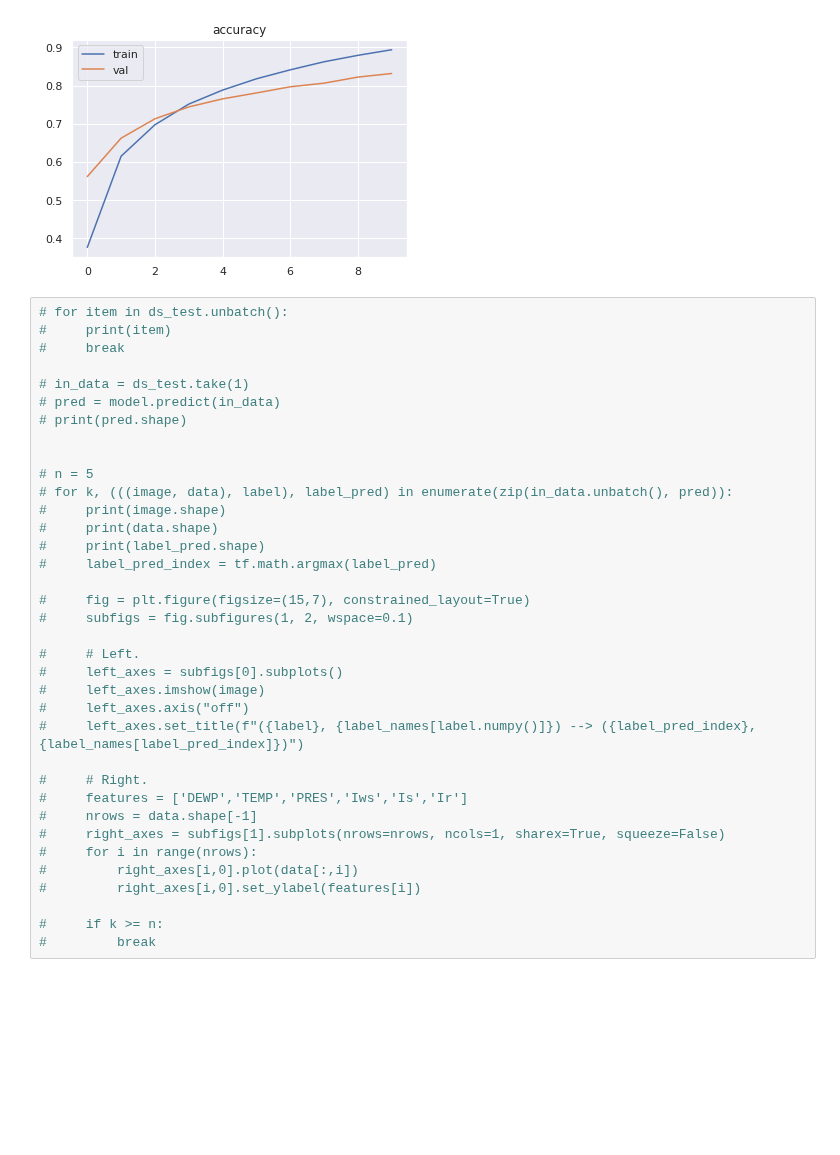
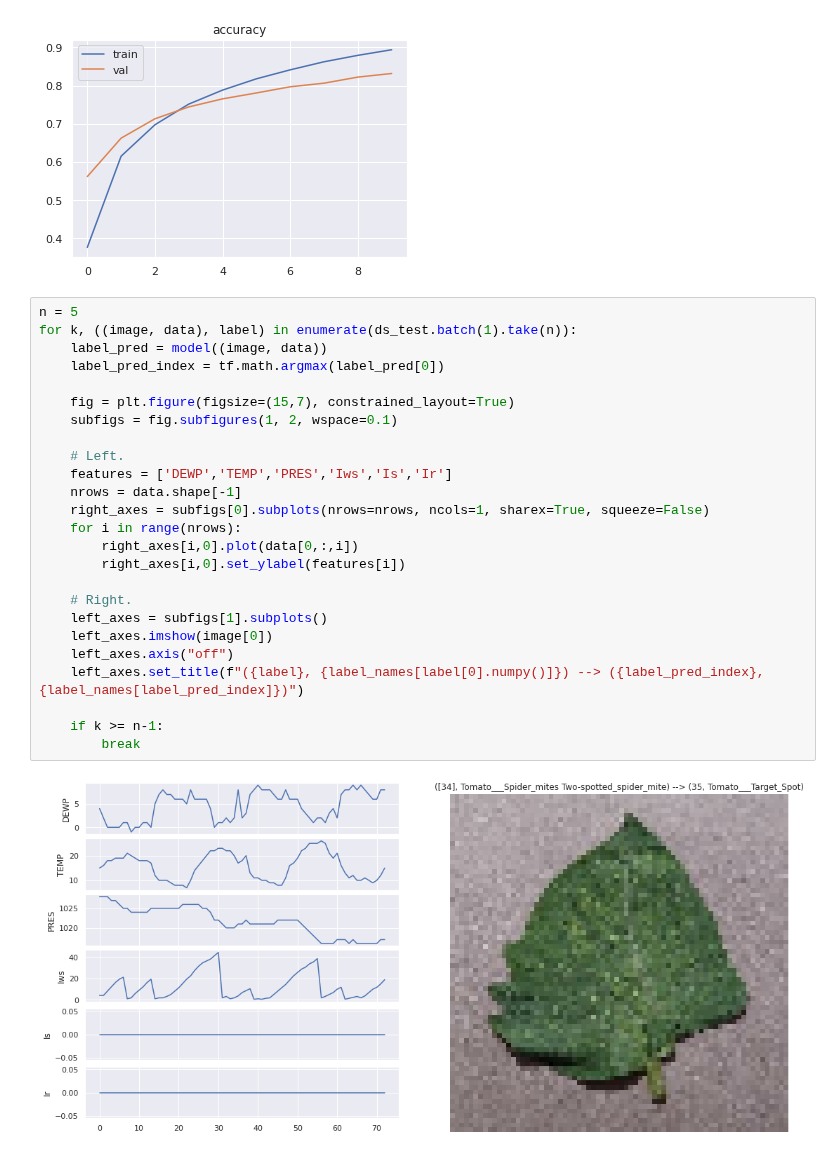
Before and after one commit to news-vt/makassar-ml, a Jupyter notebook: jupyter/playground_data_fusion.ipynb, the cells around one changed output. Drawn from its saved outputs; the diff is of its cells as text; blank space fills up the shorter version.

Commit message:
Adds test plotting

```diff
--- a/jupyter/playground_data_fusion.ipynb
+++ b/jupyter/playground_data_fusion.ipynb
@@ -352,38 +319,29 @@ for key in ['loss', 'accuracy']:
 [figure]
 [figure]
 # %%
-# for item in ds_test.unbatch():
-#     print(item)
-#     break
+n = 5
+for k, ((image, data), label) in enumerate(ds_test.batch(1).take(n)):
+    label_pred = model((image, data))
+    label_pred_index = tf.math.argmax(label_pred[0])
 
-# in_data = ds_test.take(1)
-# pred = model.predict(in_data)
-# print(pred.shape)
+    fig = plt.figure(figsize=(15,7), constrained_layout=True)
+    subfigs = fig.subfigures(1, 2, wspace=0.1)
 
+    # Left.
+    features = ['DEWP','TEMP','PRES','Iws','Is','Ir']
+    nrows = data.shape[-1]
+    right_axes = subfigs[0].subplots(nrows=nrows, ncols=1, sharex=True, squeeze=False)
+    for i in range(nrows):
+        right_axes[i,0].plot(data[0,:,i])
+        right_axes[i,0].set_ylabel(features[i])
 
-# n = 5
-# for k, (((image, data), label), label_pred) in enumerate(zip(in_data.unbatch(), pred)):
-#     print(image.shape)
-#     print(data.shape)
-#     print(label_pred.shape)
-#     label_pred_index = tf.math.argmax(label_pred)
+    # Right.
+    left_axes = subfigs[1].subplots()
+    left_axes.imshow(image[0])
+    left_axes.axis("off")
+    left_axes.set_title(f"({label}, {label_names[label[0].numpy()]}) --> ({label_pred_index}, {label_names[label_pred_index]})")
 
-#     fig = plt.figure(figsize=(15,7), constrained_layout=True)
-#     subfigs = fig.subfigures(1, 2, wspace=0.1)
-
-#     # Left.
-#     left_axes = subfigs[0].subplots()
-#     left_axes.imshow(image)
-#     left_axes.axis("off")
-#     left_axes.set_title(f"({label}, {label_names[label.numpy()]}) --> ({label_pred_index}, {label_names[label_pred_index]})")
-
-#     # Right.
-#     features = ['DEWP','TEMP','PRES','Iws','Is','Ir']
-#     nrows = data.shape[-1]
-#     right_axes = subfigs[1].subplots(nrows=nrows, ncols=1, sharex=True, squeeze=False)
-#     for i in range(nrows):
-#         right_axes[i,0].plot(data[:,i])
-#         right_axes[i,0].set_ylabel(features[i])
-
-#     if k >= n:
-#         break
+    if k >= n-1:
+        break
+# %% [output]
+[figure, added]
```
Also changed, not shown: parts of 2 cells of this notebook.
